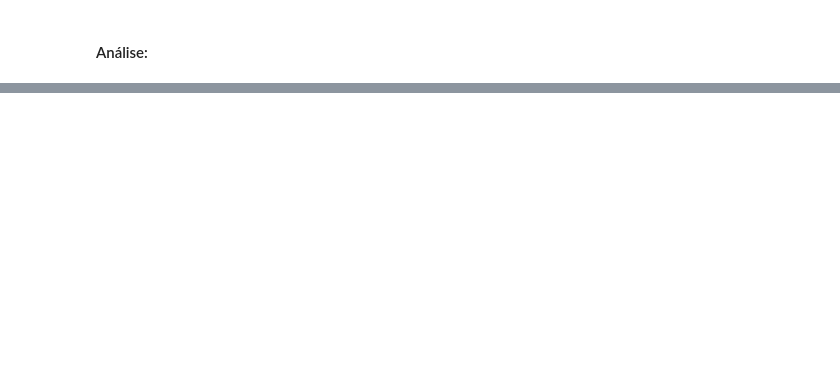
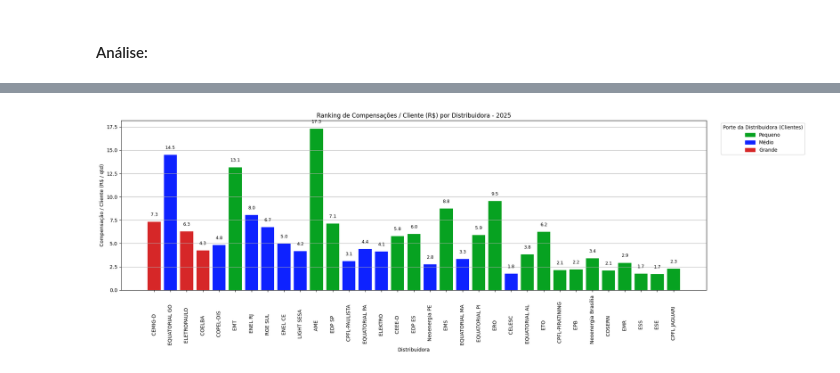
Before and after one commit to isabellacalfa/analise-distribuidoras-energia, a Jupyter notebook: notebook-analises.ipynb, the cells around one changed output, grey strips where cells are left out. Cells and saved outputs as stored; diff of their text form; code cells hidden in the pictures; blank space fills up the shorter version.

```diff
--- a/notebook-analises.ipynb
+++ b/notebook-analises.ipynb
@@ -294,0 +416,37 @@ dfCompT.groupby(by=['SIGINDICADOR','DSCINDICADOR']).count()
+# %%
+# ! Pagamento das distribuidoras em 2025 - Montante por cliente:
+## Montagem do novo dataframe:
+dfGraph = dfCompT[(dfCompT['ANOINDICE'] == 2025) & (dfCompT['INDICADOR'] == 'DINHEIRO')][['SIGAGENTE','VLRINDICEENVIADO','NUC','NUC_CATEGORIA']].groupby(by=['SIGAGENTE','NUC','NUC_CATEGORIA'])['VLRINDICEENVIADO'].sum().reset_index()
+dfGraph['COMP_CLIENTE'] = dfGraph['VLRINDICEENVIADO']/dfGraph['NUC']
+
+# Gráfico:
+plt.subplots(figsize=(20,7))
+plt.grid()
+# Ajustes de gráficos
+ax=sns.barplot(x="SIGAGENTE", y="COMP_CLIENTE", data=dfGraph,color="black", order=dfGraph.sort_values('VLRINDICEENVIADO', ascending=False)['SIGAGENTE'])
+ax.set(xlabel='Distribuidora', ylabel='Compensação / Cliente (R$ / qtd)', title='Ranking de Compensações / Cliente (R$) por Distribuidora - 2025')
+plt.xticks(rotation=90)
+# Plotar rótulos:
+for i, bar in enumerate(ax.patches):
+    valor = bar.get_height()
+    x_pos = bar.get_x() + bar.get_width() / 2
+    y_pos = valor + 0.5  # Ajuste vertical
+    ax.text(x_pos, y_pos, f'{valor:.1f}', ha='center', va='bottom', fontsize=9)
+
+# Colorir os gráficos:
+for i, row in dfGraph.iterrows():
+    sigagente = row['SIGAGENTE']
+    valor = row['COMP_CLIENTE']
+    categoria = row['NUC_CATEGORIA']
+    cor = cores_nuc.get(categoria, 'gray')
+    ax.bar(sigagente, valor, color=cor)
+
+# Legenda:
+legenda_patches = [Patch(color=cor, label=cat) for cat, cor in cores_nuc.items()]
+ax.legend(handles=legenda_patches, title='Porte da Distribuidora (Clientes)', bbox_to_anchor=(1.02, 1), loc='upper left')
+
+# Salvando a imagem:
+plt.tight_layout()
+plt.savefig(os.path.join(IMAGES_PATH, 'compensacao-valor-por-cliente-2025.png'))
+# %% [output]
+[figure, added]
```
Also changed, not shown: parts of 20 cells of this notebook, 14 other files.
